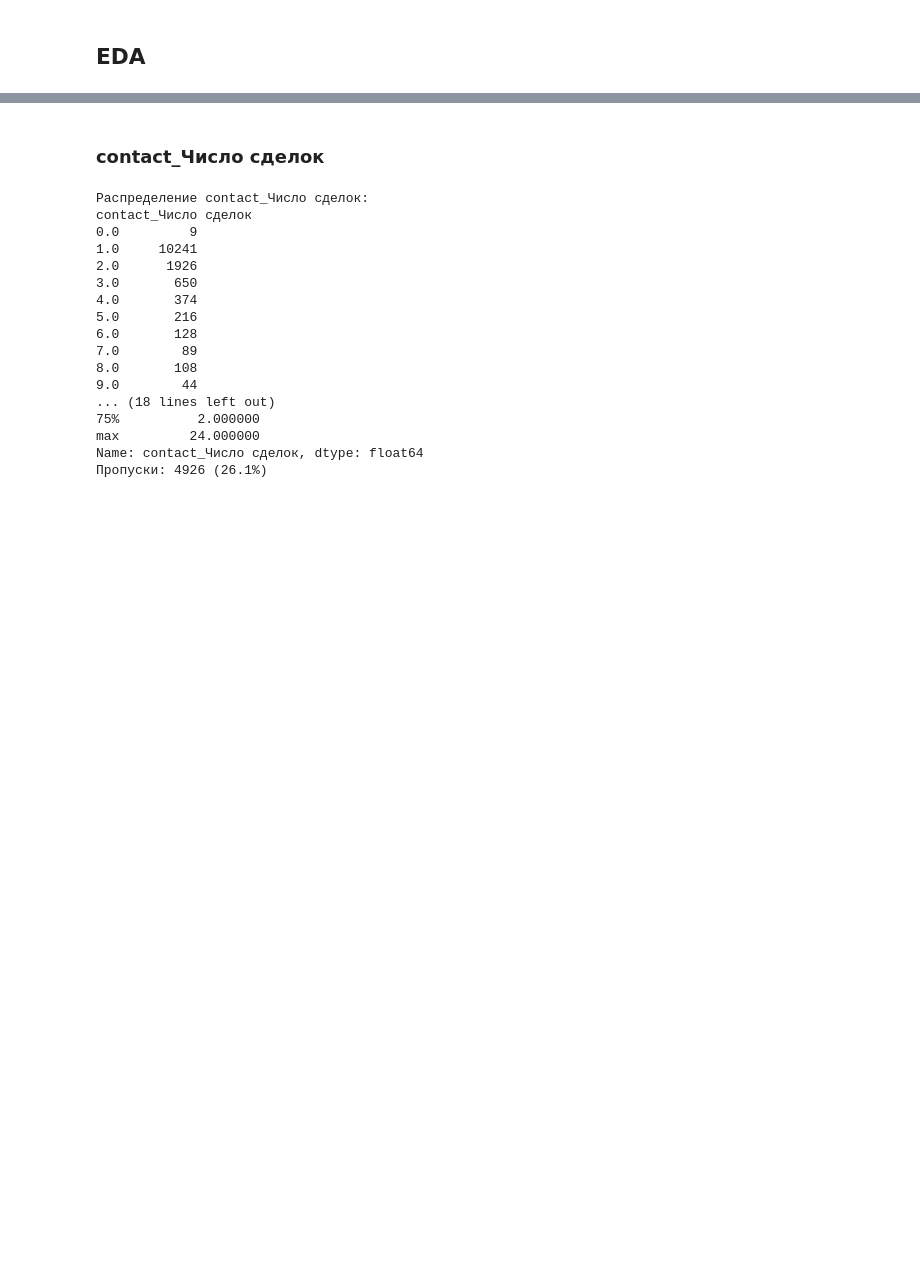
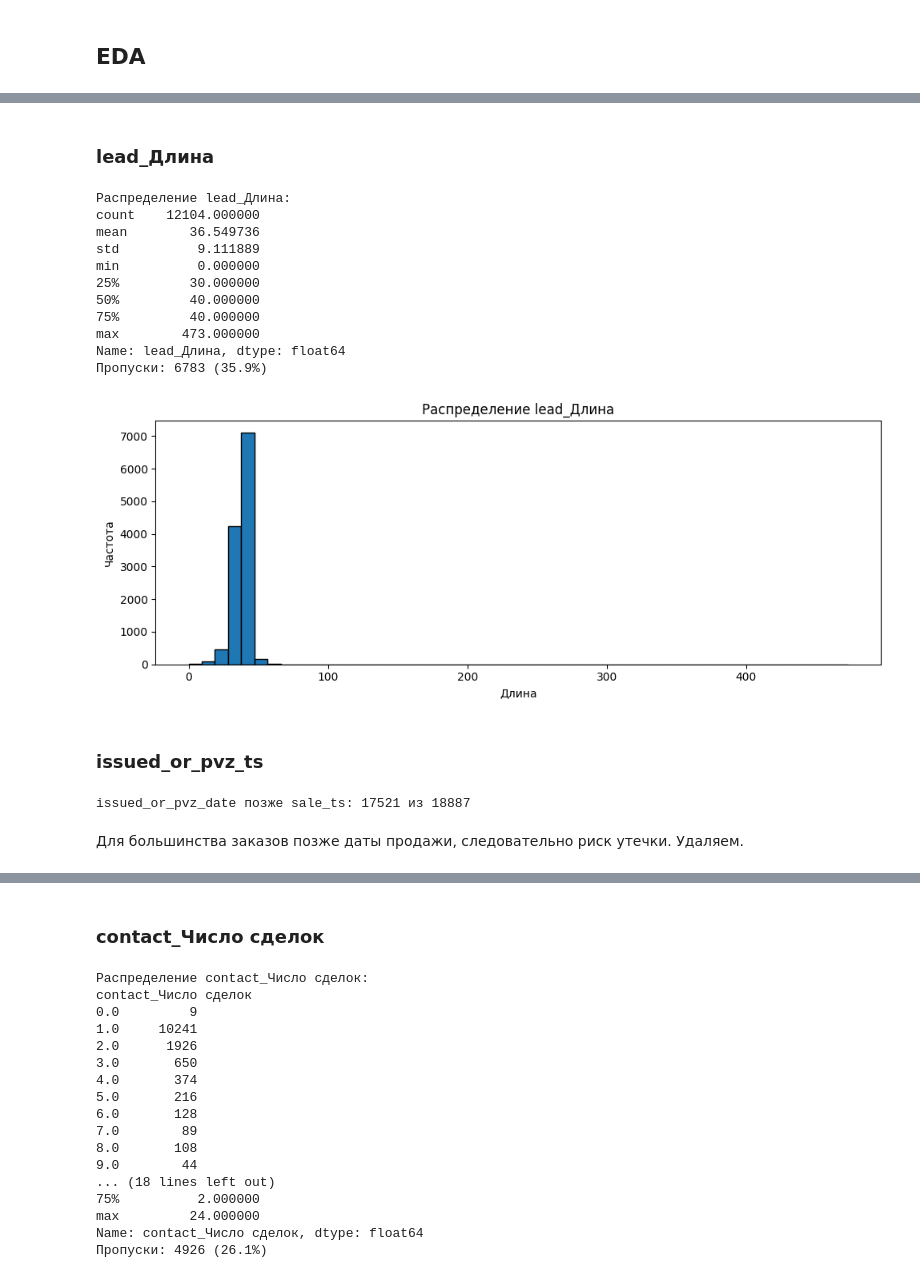
Before and after one commit to JeffRaiAlt/xakaton_mipt, a Jupyter notebook: notebooks/group_4/feature_processing_template.ipynb, the cells around one changed output, grey strips where cells are left out. Saved outputs shown, nothing was run; the diff lists cells and outputs as text; code cells hidden in the pictures; blank space fills up the shorter version.

```diff
--- a/notebooks/group_4/feature_processing_template.ipynb
+++ b/notebooks/group_4/feature_processing_template.ipynb
@@ -130,0 +257,37 @@ dtype: float64
+# %% [markdown]
+### lead_Длина
+# %%
+# Проверяем распределение
+print("Распределение lead_Длина:")
+print(block_df['lead_Длина'].describe())
+
+# Пропуски
+missing = block_df['lead_Длина'].isna().sum()
+missing_pct = missing / len(block_df) * 100
+print(f"Пропуски: {missing} ({missing_pct:.1f}%)")
+
+# Гистограмма
+plt.figure(figsize=(10, 4))
+plt.hist(
+    block_df['lead_Длина'].dropna(),
+    bins=50,
+    edgecolor='black'
+)
+plt.title('Распределение lead_Длина')
+plt.xlabel('Длина')
+plt.ylabel('Частота')
+plt.tight_layout()
+plt.show()
+# %% [output]
+Распределение lead_Длина:
+count    12104.000000
+mean        36.549736
+std          9.111889
+min          0.000000
+25%         30.000000
+50%         40.000000
+75%         40.000000
+max        473.000000
+Name: lead_Длина, dtype: float64
+Пропуски: 6783 (35.9%)
+[figure, added]
@@ -130,0 +315,14 @@ dtype: float64
+# %% [markdown]
+### issued_or_pvz_ts
+# %%
+# Преобразуем в даты
+sale_date = pd.to_datetime(my_full_copy['sale_ts'], unit='s', errors='coerce')
+issued_or_pvz_date = pd.to_datetime(my_full_copy['issued_or_pvz_ts'], unit='s', errors='coerce')
+
+# Проверяем, когда issued_or_pvz_ts позже sale_ts
+after_sale = (issued_or_pvz_date > sale_date).sum()
+print(f"issued_or_pvz_date позже sale_ts: {after_sale} из {len(my_full_copy)}")
+# %% [output]
+issued_or_pvz_date позже sale_ts: 17521 из 18887
+# %% [markdown]
+Для большинства заказов позже даты продажи, следовательно риск утечки. Удаляем.
```
Also changed, not shown: parts of 50 cells of this notebook, 4 other files.
